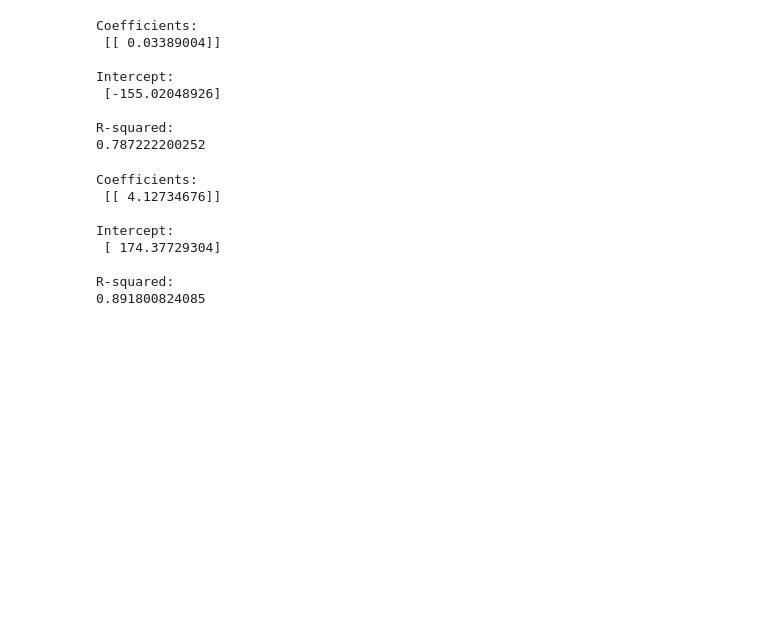
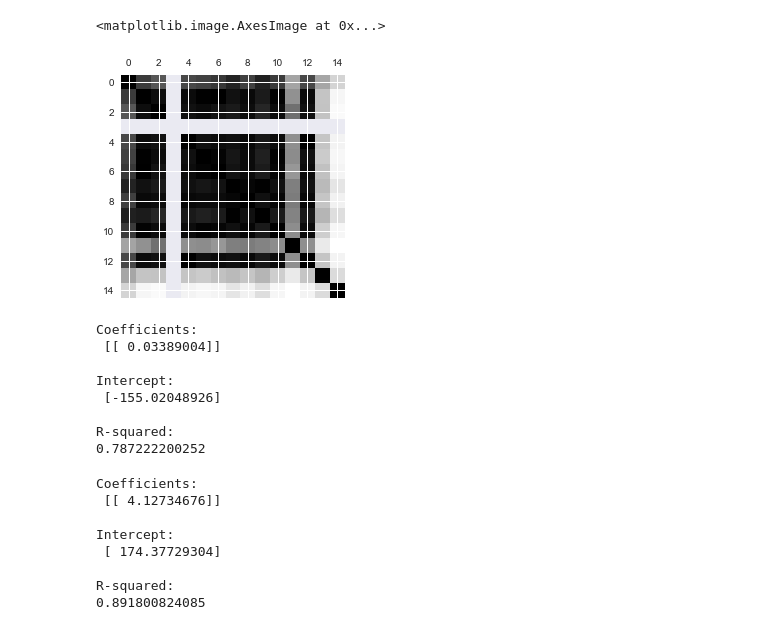
Before and after one commit to CincyBC/Thinkful, a Jupyter notebook: Unit 2 Lesson 4 Challenge.ipynb, the cells around one changed output. Cells and saved outputs as stored; diff of their text form; code cells hidden in the pictures; blank space fills up the shorter version.

```diff
--- a/Unit 2 Lesson 4 Challenge.ipynb
+++ b/Unit 2 Lesson 4 Challenge.ipynb
@@ -168,3 +175,8 @@ g = sns.pairplot(crime_df)
+# %%
+plt.matshow(crime_df.corr())
+# %% [output]
+<matplotlib.image.AxesImage at 0x...>
+[figure, added]
 # %%
 #Let's take a look at the R Square for each
 # Instantiate and fit our model.
```
Also changed, not shown: parts of 7 cells of this notebook.
